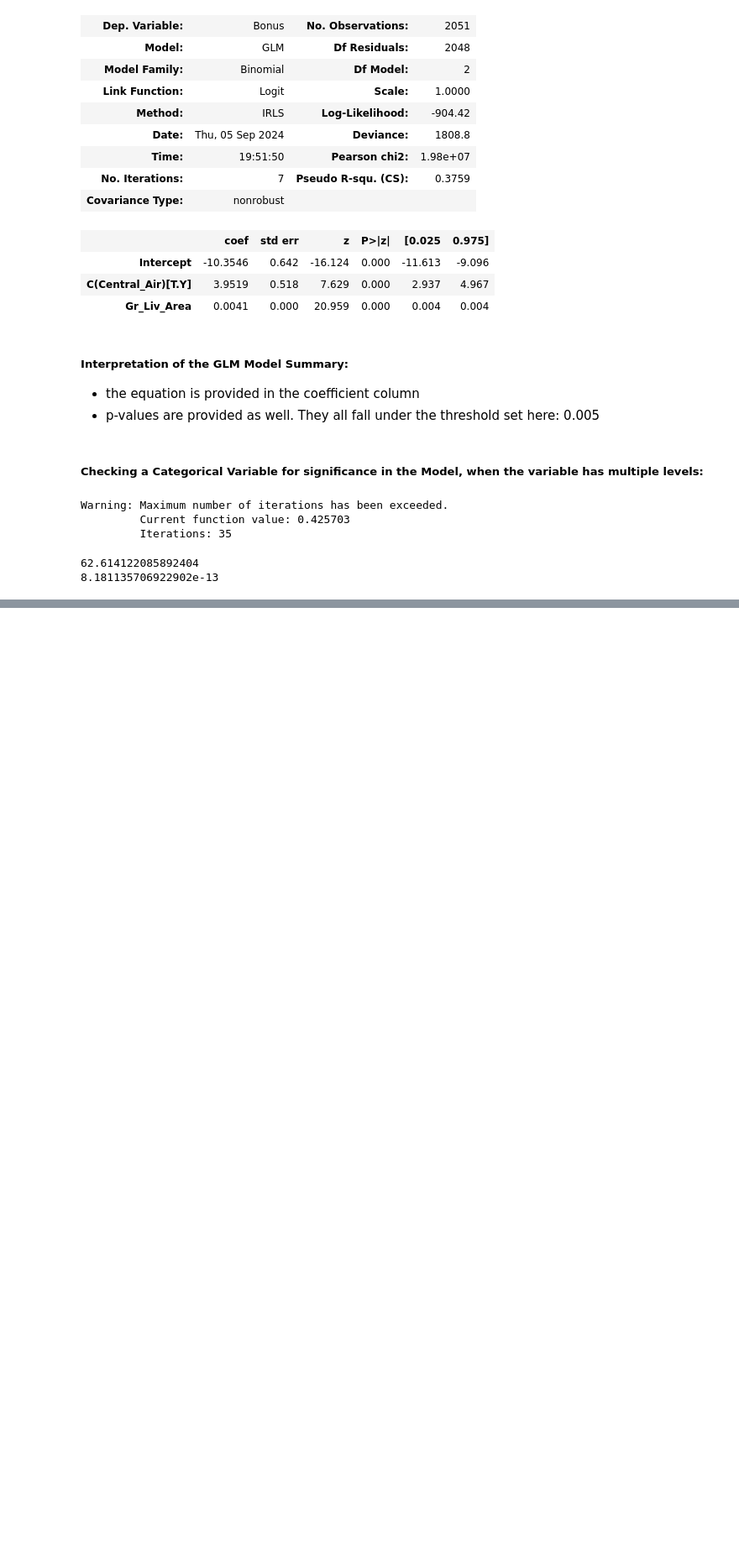
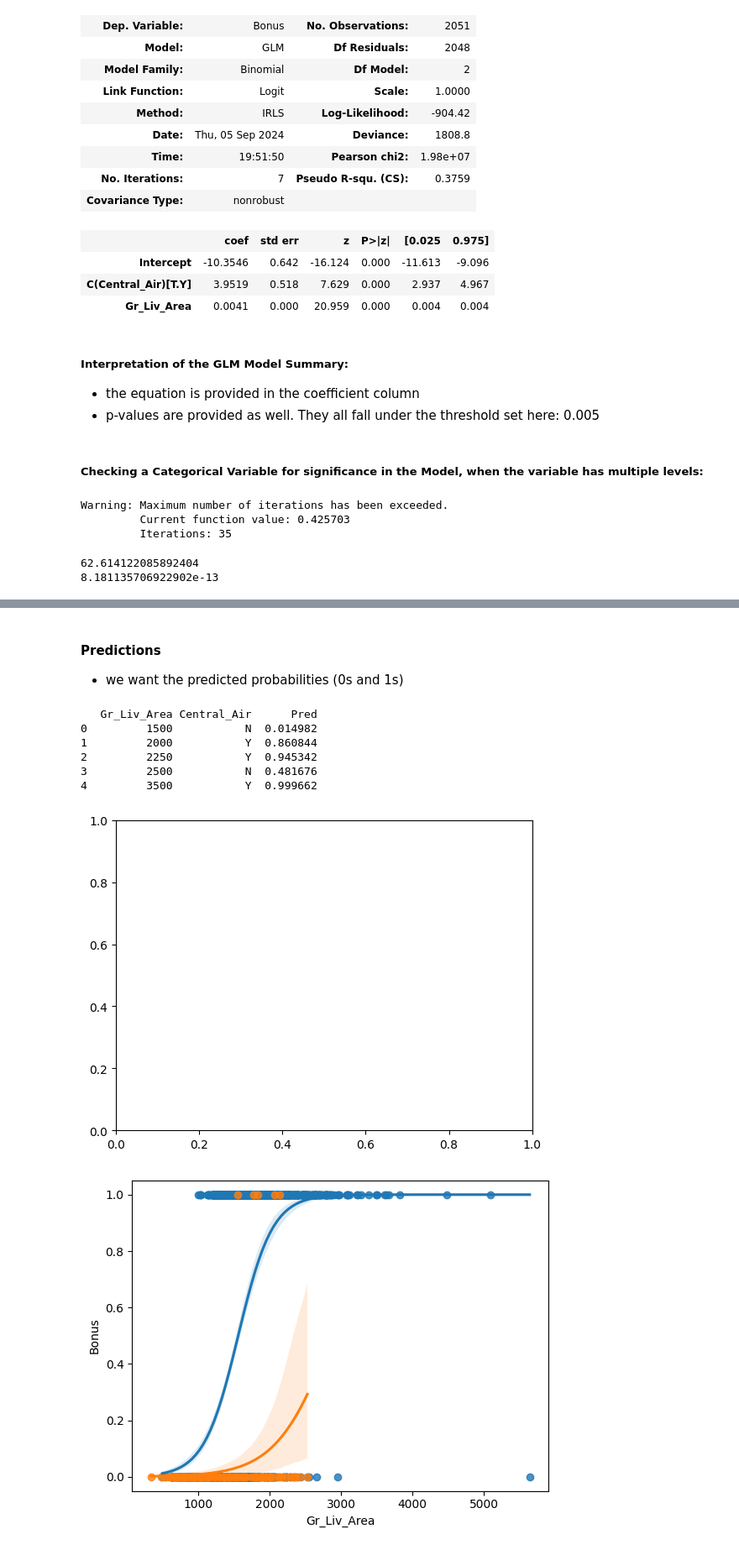
Before and after one commit to fred-lindsey/msa_ml_repo, a Jupyter notebook: deep_log_reg.ipynb, the cells around one changed output, grey strips where cells are left out. Shown at 84% size. Drawn from its saved outputs; the diff is of its cells as text; code cells hidden in the pictures; blank space fills up the shorter version.

```diff
--- a/deep_log_reg.ipynb
+++ b/deep_log_reg.ipynb
@@ -217,0 +298,5 @@ print(p_val)
+# %%
+import pandas as pd
+
+# now bin the variable
+train['Gr_Liv_Area_BIN'] = pd.cut(train['Gr_Liv_Area'], [0, 1000, 1500, 3000, 4500, 10000])
@@ -217,0 +329,33 @@ print(p_val)
+# %% [markdown]
+#### Predictions
+- we want the predicted probabilities (0s and 1s)
+# %%
+# generate a new dataset to make predictions on to score the model. In a real scenario, scoring woudl occur on the validation and test sets.
+new_data = [[1500, 'N'], [2000, 'Y'], [2250, 'Y'], [2500, 'N'], [3500, 'Y']]
+
+new_ames = pd.DataFrame(new_data, columns = ['Gr_Liv_Area', 'Central_Air'])
+
+#predict the probability of a 1 for each observation
+new_ames['Pred'] = log_model.predict(new_ames)
+
+print(new_ames)
+# %% [output]
+   Gr_Liv_Area Central_Air      Pred
+0         1500           N  0.014982
+1         2000           Y  0.860844
+2         2250           Y  0.945342
+3         2500           N  0.481676
+4         3500           Y  0.999662
+# %%
+# plot the outcomes
+plt.cla()
+
+fig, ax = plt.subplots()
+
+sns.regplot(data = train[train['Central_Air'] == 'Y'], x = 'Gr_Liv_Area', y = 'Bonus', scatter = True, logistic = True, ax = ax)
+sns.regplot(data = train[train['Central_Air'] == 'N'], x = 'Gr_Liv_Area', y = 'Bonus', scatter = True, logistic = True, ax = ax)
+
+plt.show()
+# %% [output]
+[figure, added]
+[figure, added]
```
Also changed, not shown: parts of 13 cells of this notebook, 5 other files.
